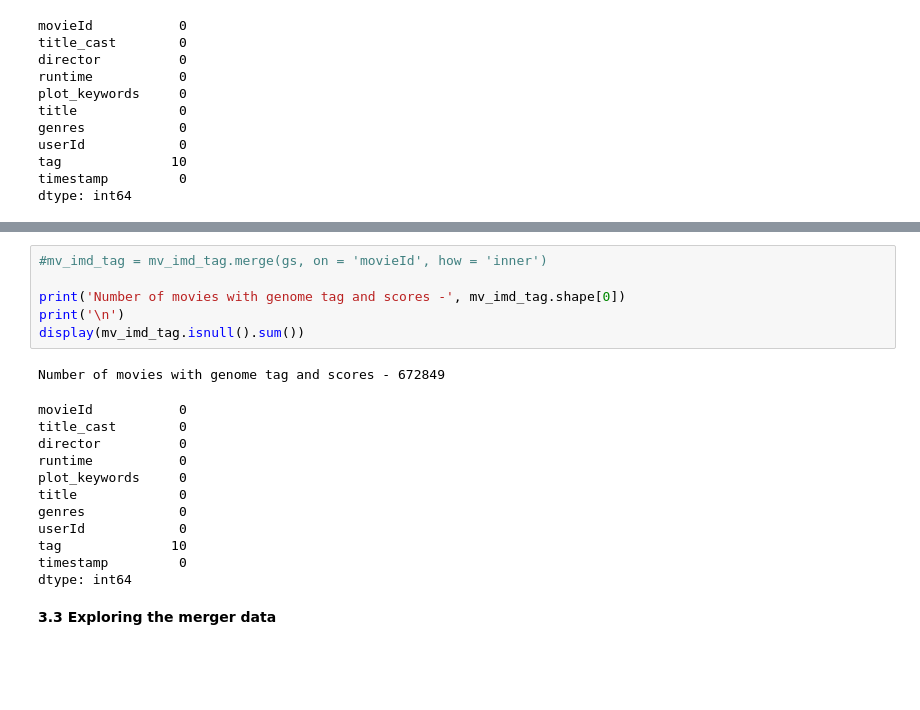
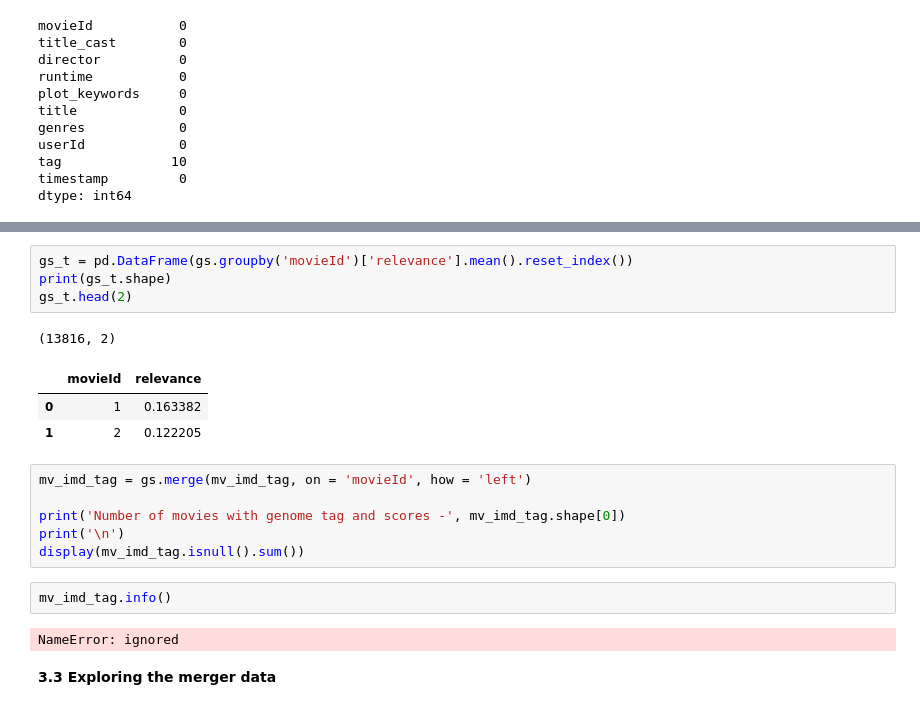
Before and after one commit to Ridwan1821/TeamGM2, a Jupyter notebook: movie_recommender_system_nnaemeka.ipynb, the cells around one changed output, grey strips where cells are left out. Drawn from its saved outputs; the diff is of its cells as text; blank space fills up the shorter version.

```diff
--- a/movie_recommender_system_nnaemeka.ipynb
+++ b/movie_recommender_system_nnaemeka.ipynb
@@ -586,22 +594,22 @@ dtype: int64
+# %%
+gs_t = pd.DataFrame(gs.groupby('movieId')['relevance'].mean().reset_index())
+print(gs_t.shape)
+gs_t.head(2)
+# %% [output]
+(13816, 2)
+|  | movieId | relevance |
+| 0 | 1 | 0.163382 |
+| 1 | 2 | 0.122205 |
 # %%
-#mv_imd_tag = mv_imd_tag.merge(gs, on = 'movieId', how = 'inner')
+mv_imd_tag = gs.merge(mv_imd_tag, on = 'movieId', how = 'left')
 
 print('Number of movies with genome tag and scores -', mv_imd_tag.shape[0])
 print('\n')
 display(mv_imd_tag.isnull().sum())
-# %% [output]
-Number of movies with genome tag and scores - 672849
-movieId           0
-title_cast        0
-director          0
-runtime           0
-plot_keywords     0
-title             0
-genres            0
-userId            0
-tag              10
-timestamp         0
-dtype: int64
+# %%
+mv_imd_tag.info()
+# %% [output]
+NameError: ignored
 # %% [markdown]
 **3.3 Exploring the merger data**
 # %% [markdown]
```
Also changed, not shown: parts of 1 cell of this notebook.
